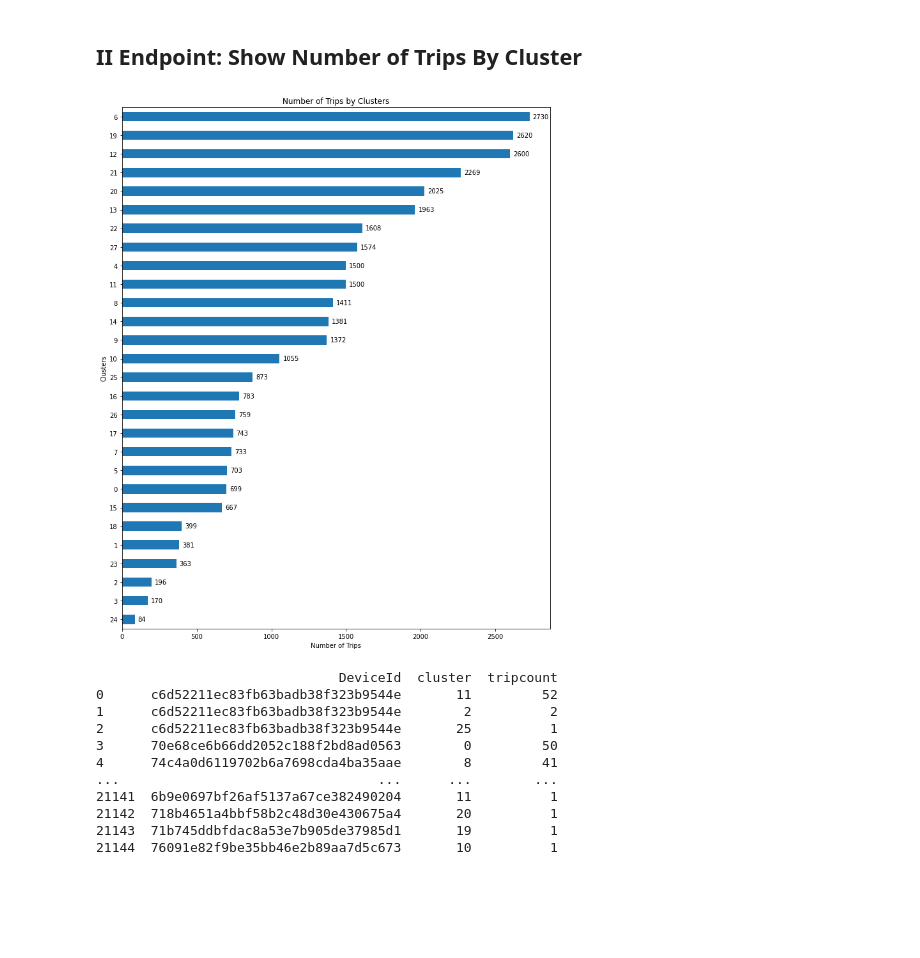
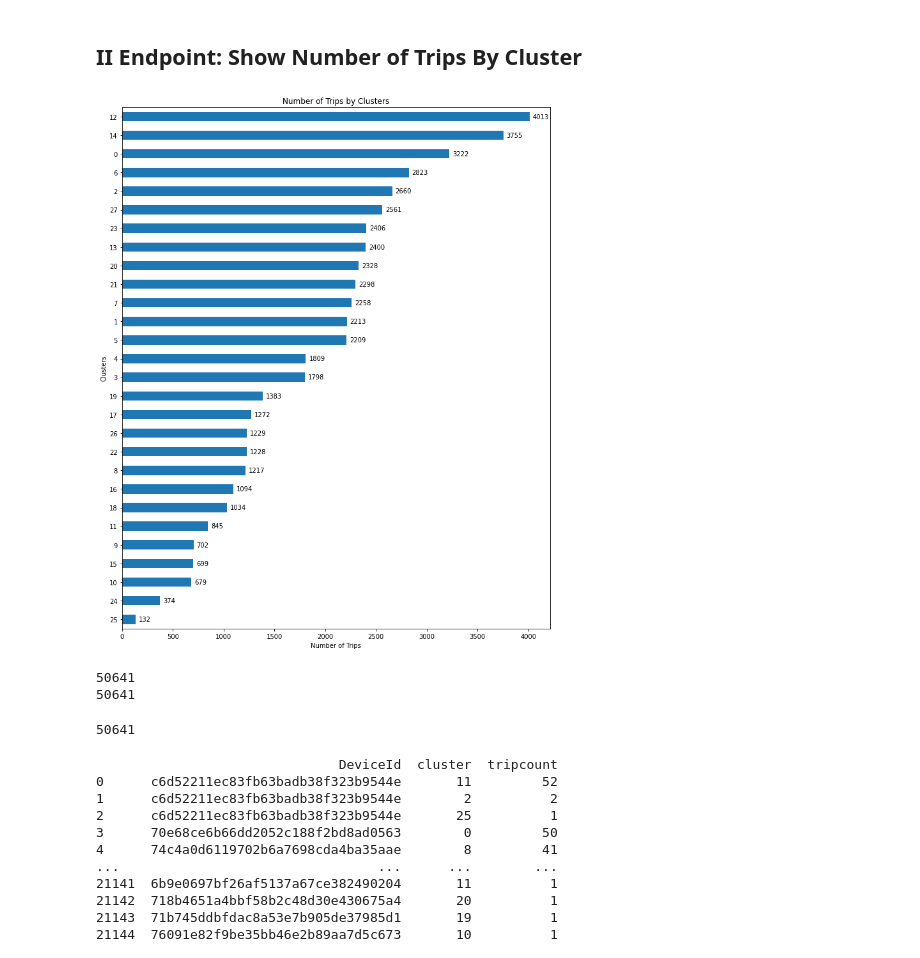
Before and after one commit to us-ignite/GT_MasterPlanning, a Jupyter notebook: Xin.ipynb, the cells around one changed output. Cells and saved outputs as stored; diff of their text form; code cells hidden in the pictures; blank space fills up the shorter version.

Commit message:
Clustering Analysis Update

```diff
--- a/Xin.ipynb
+++ b/Xin.ipynb
@@ -284,13 +298,13 @@ gdf_ii =  pd.read_csv('trips_ii.csv', index_col = 0)
 # %%
 # display the number of mamber each clustering
-_clusters = gdf_ii.groupby('cluster',as_index=False).agg(tripcount = ('TripId','count'))
-sorted_clusters = _clusters.sort_values(by ='tripcount')
+_clusters = gdf_ii_start.groupby('cluster',as_index=False).agg(tripcount = ('TripId','count'))
+ii_start_sorted_clusters = _clusters.sort_values(by ='tripcount')
 # %%
 #plt.rcParams['figure.figsize'] = [12, 15]
 plt.figure(figsize=(12,15))
 # Plot the figure.
-cluster = list(sorted_clusters.index)
-tripcount = sorted_clusters['tripcount']
+cluster = list(ii_start_sorted_clusters.index)
+tripcount = ii_start_sorted_clusters['tripcount']
 # Plot the figure.
 ax = tripcount.plot(kind='barh')
 ax.set_title('Number of Trips by Clusters')
@@ -388,17 +416,17 @@ gdf_ii.to_csv("trips_ii.csv")
 # %% [markdown]
 ## II Endpoint: Show Number of Trips By Cluster
 # %%
-gdf_ii =  pd.read_csv('trips_ii_end.csv', index_col = 0)
+gdf_ii_end =  pd.read_csv('/ii_end.csv', index_col = 0)
 # %%
 # display the number of mamber each clustering
-_clusters = gdf_ii.groupby('cluster',as_index=False).agg(tripcount = ('TripId','count'))
-sorted_clusters = _clusters.sort_values(by ='tripcount')
+_clusters = gdf_ii_end.groupby('end_cluster',as_index=False).agg(tripcount = ('TripId','count'))
+ii_end_sorted_clusters = _clusters.sort_values(by ='tripcount')
 # %%
 #plt.rcParams['figure.figsize'] = [12, 15]
 plt.figure(figsize=(12,15))
 # Plot the figure.
-cluster = list(sorted_clusters.index)
-tripcount = sorted_clusters['tripcount']
+cluster = list(ii_end_sorted_clusters.index)
+tripcount = ii_end_sorted_clusters['tripcount']
 # Plot the figure.
 ax = tripcount.plot(kind='barh')
 ax.set_title('Number of Trips by Clusters')
@@ -414,31 +442,37 @@ for rect in rects:
     x_value = rect.get_width()
     y_value = rect.get_y() + rect.get_height() / 2
 
     # Number of points between bar and label. Change to your liking.
     space = 5
     # Vertical alignment for positive values
     ha = 'left'
 
     # If value of bar is negative: Place label left of bar
     if x_value < 0:
         # Invert space to place label to the left
         space *= -1
         # Horizontally align label at right
         ha = 'right'
 
     # Use X value as label and format number with one decimal place
     label = "{:d}".format(x_value)
 
     # Create annotation
     plt.annotate(
         label,                      # Use `label` as label
         (x_value, y_value),         # Place label at end of the bar
         xytext=(space, 0),          # Horizontally shift label by `space`
         textcoords="offset points", # Interpret `xytext` as offset in points
         va='center',                # Vertically center label
         ha=ha)                      # Horizontally align label differently for
                                     # positive and negative values.
 
 #plt.savefig("image.png")
 # %% [output]
-[figure, old version]
+[figure, new version]
+# %%
+print(len(gdf_ii_start.index))
+print(len(gdf_ii_end.index))
+# %% [output]
+50641
+50641
@@ -444,0 +481,4 @@ for rect in rects:
+# %%
+print(len(gdf_ii.index))
+# %% [output]
+50641
```
Also changed, not shown: parts of 49 cells of this notebook, 4 other files.
